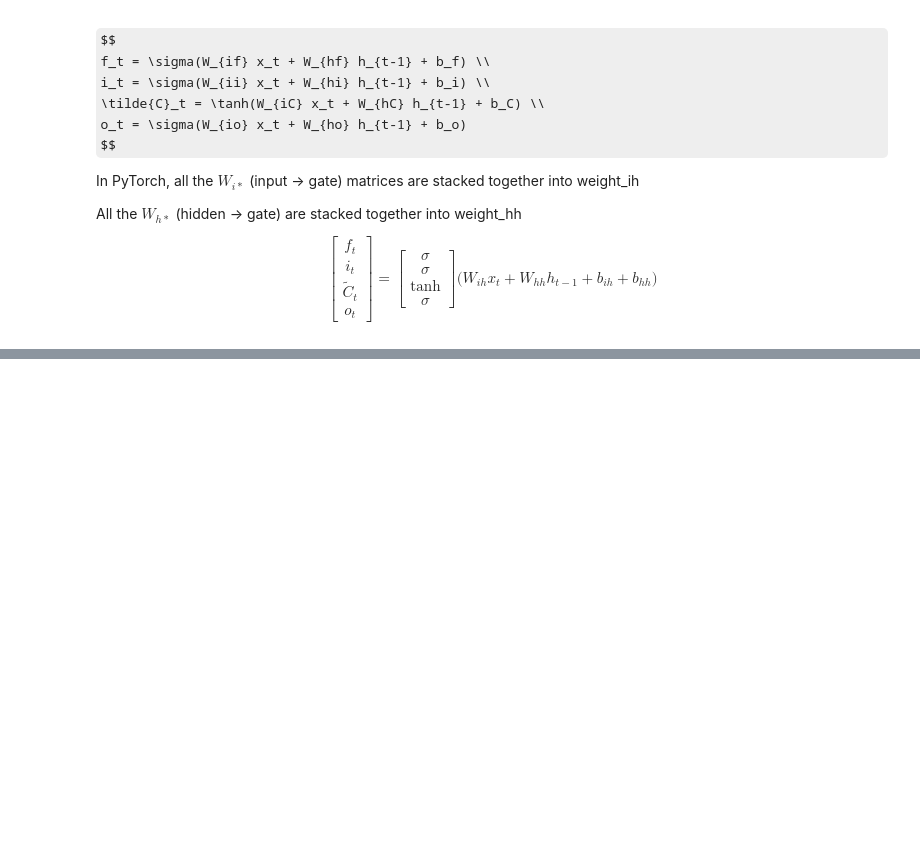
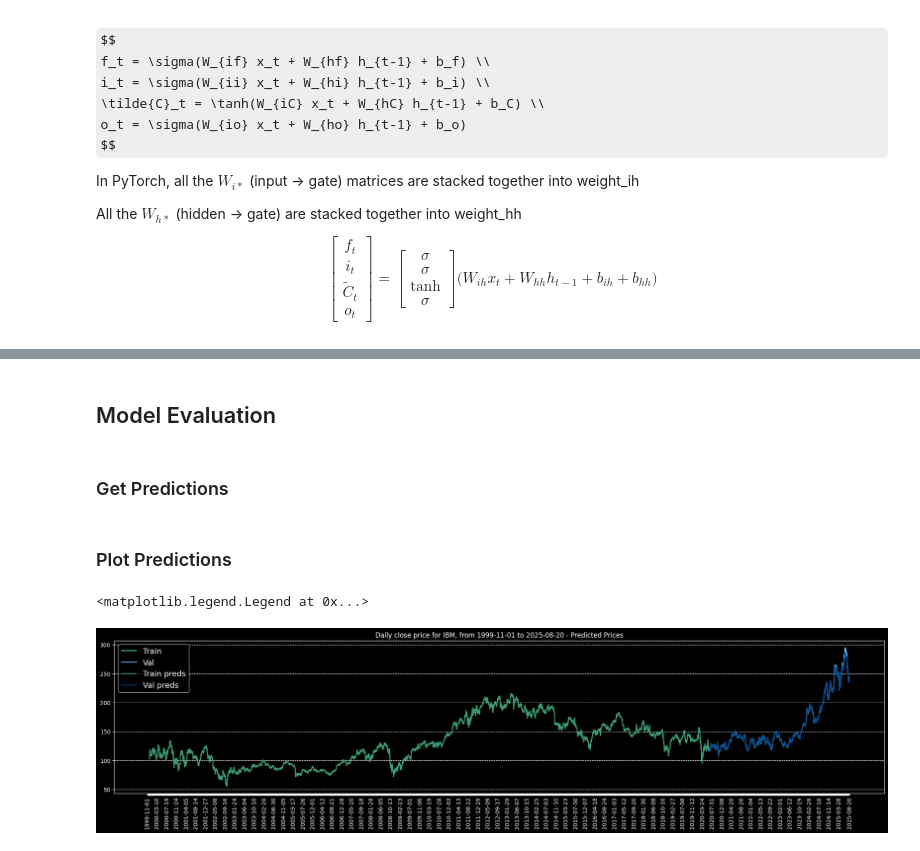
Before and after one commit to brien60/Stock-LSTM, a Jupyter notebook: lstm.ipynb, the cells around one changed output, grey strips where cells are left out. Drawn from its saved outputs; the diff is of its cells as text; code cells hidden in the pictures; some formulas as TeX source; blank space fills up the shorter version.

Commit message:
run training loop and plot preds

```diff
--- a/lstm.ipynb
+++ b/lstm.ipynb
@@ -208,7 +226,7 @@ plt.legend(fontsize=14);
 # %%
 class TimeSeriesDataset(Dataset):
     def __init__(self, x, y):
-        self.x = torch.tensor(x, dtype=torch.float32).unsqueeze(dim=2) # (batch, sequence (window size)) -> (batch, sequence, features (1)). Only one feature (closing price)
+        self.x = torch.tensor(x, dtype=torch.float32).unsqueeze(dim=-1) # (batch, sequence (window size)) -> (batch, sequence, features (1)). Only one feature (closing price)
         self.y = torch.tensor(y, dtype=torch.float32)
 
     def __len__(self):
@@ -222,7 +240,7 @@ dataset_val = TimeSeriesDataset(data_x_val, data_y_val)
 
 print("Train data shape", dataset_train.x.shape, dataset_train.y.shape)
 print("Validation data shape", dataset_val.x.shape, dataset_val.y.shape)
-dataset_train.x[0], dataset_train.y[0]
+dataset_train.x[:2], dataset_train.y[0]
 # %% [output]
 Train data shape torch.Size([5176, 20, 1]) torch.Size([5176])
 Validation data shape torch.Size([1294, 20, 1]) torch.Size([1294])
@@ -293,7 +311,7 @@ class LSTMModel(nn.Module):
                             dropout=dropout)
 
         self.dropout = nn.Dropout(p=dropout)
-        self.linear_2 = nn.Linear(hidden_layer_size, output_size)
+        self.linear_2 = nn.Linear(num_layers*hidden_layer_size, output_size)
 
         self.init_weights()
 
@@ -317,9 +335,9 @@ class LSTMModel(nn.Module):
         # c_n has the same shape as h_n. Final cell state for each layer, at the last time step.
         output, (h_n, c_n) = self.lstm(x)
 
-        x = h_n[-1] # (batch, hidden_layer_size)
+        x = h_n.transpose(0, 1).reshape(x.shape[0], -1) # (num_layers, batch, hidden_layer_size) -> (batch, num_layers*hidden_layer_size)
 
         x = self.dropout(x)
 
         x = self.linear_2(x) # (batch, output_size)
-        return x
+        return x.squeeze(-1)
@@ -416,0 +433,4 @@ KeyboardInterrupt:
+# %% [markdown]
+## Model Evaluation
+# %% [markdown]
+### Get Predictions
@@ -416,0 +461,41 @@ KeyboardInterrupt:
+# %% [markdown]
+### Plot Predictions
+# %%
+window_size = config["data"]["window_size"]
+
+
+to_plot_y_train_preds = np.array([None] * num_data_points)
+to_plot_y_val_preds = np.array([None] * num_data_points)
+
+to_plot_y_train_preds[window_size : window_size + split_index] = scaler.inverse_transform(train_preds)
+to_plot_y_val_preds[window_size + split_index : ] = scaler.inverse_transform(val_preds)
+
+
+fig = plt.figure(figsize=(25, 5), dpi=100)
+fig.patch.set_facecolor(color="black")
+
+plt.plot(data_dates, to_plot_data_y_train, label = "Train", color=config["plots"]["color_train"])
+plt.plot(data_dates, to_plot_data_y_val, label = "Val", color=config["plots"]["color_val"])
+
+plt.plot(data_dates, to_plot_y_train_preds, label = "Train preds", color=config["plots"]["color_pred_train"])
+plt.plot(data_dates, to_plot_y_val_preds, label = "Val preds", color=config["plots"]["color_pred_val"])
+
+
+xticks_labels = []
+xticks_interval = config["plots"]["xticks_interval"]
+for i in range(num_data_points):
+    if i == num_data_points - 1:
+        xticks_labels.append(data_dates[i])
+    elif i % xticks_interval == 0 and (num_data_points - i) > xticks_interval:
+        xticks_labels.append(data_dates[i])
+    else:
+        xticks_labels.append(None)
+xticks_indices = np.arange(0, len(xticks_labels))
+
+plt.xticks(xticks_indices, xticks_labels, rotation="vertical")
+plt.title(f"Daily close price for {config["alpha_vantage"]["symbol"]}, {display_date_range} - Predicted Prices")
+plt.grid(axis="y", linestyle="--")
+plt.legend(fontsize=14)
+# %% [output]
+<matplotlib.legend.Legend at 0x...>
+[figure, added]
```
Also changed, not shown: parts of 13 cells of this notebook, 1 other file.
